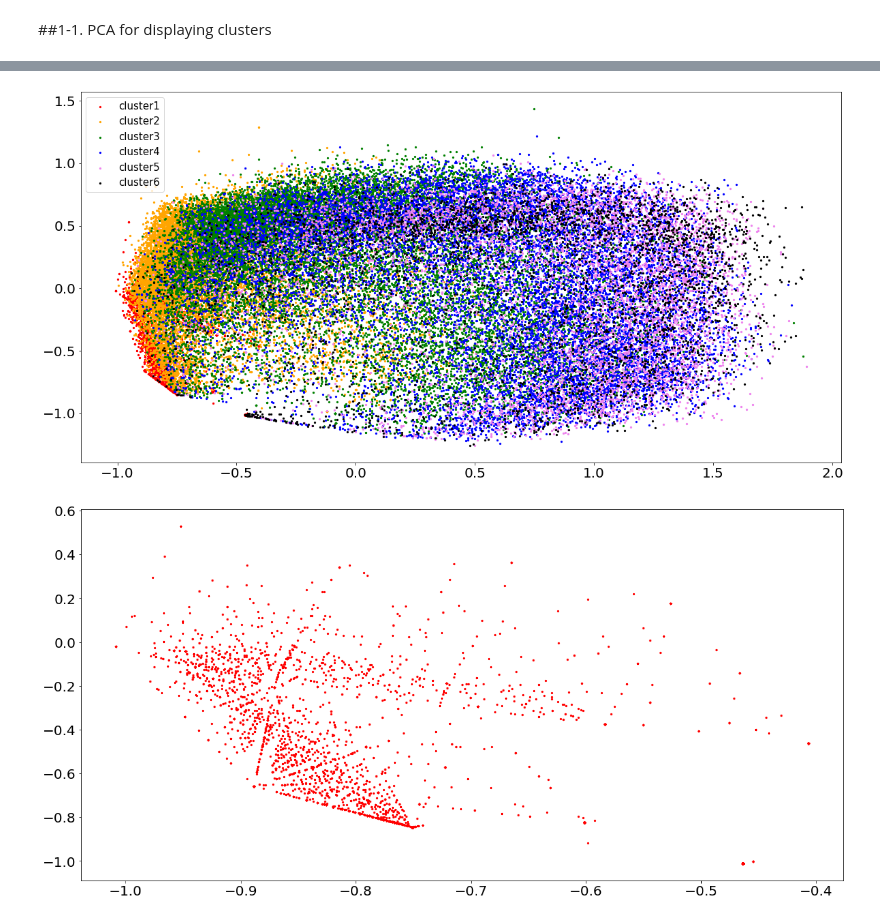
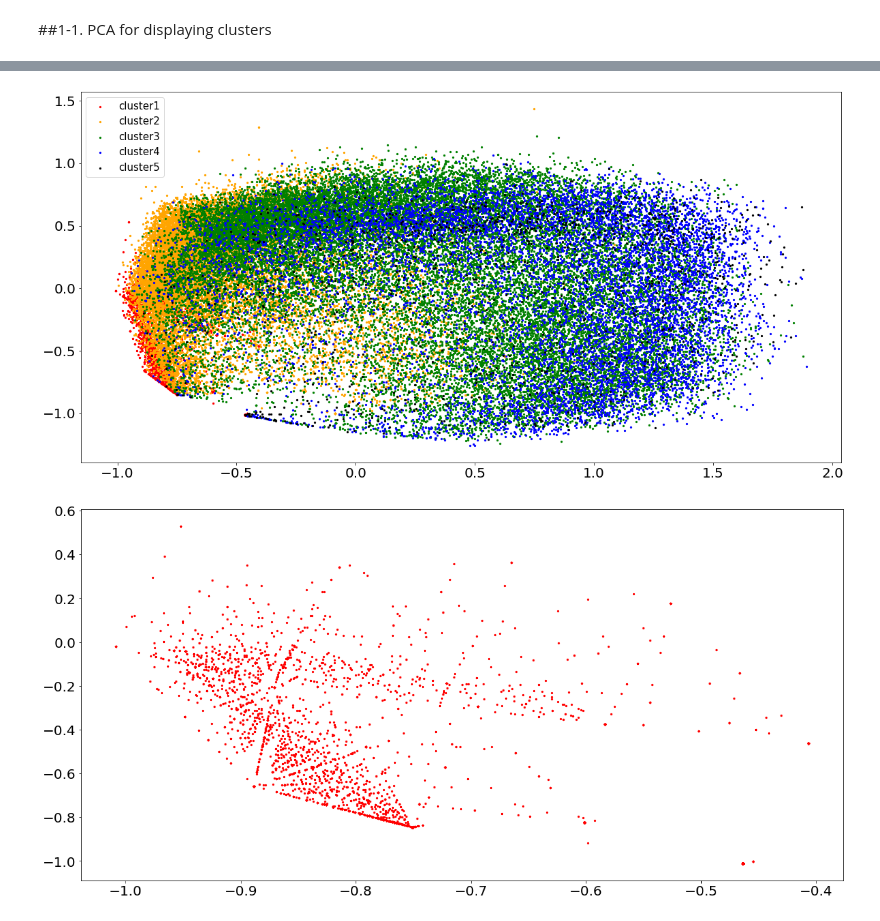
Before and after one commit to Capstone-Algo-Recommendation/ML-recommendation, a Jupyter notebook: data/preprocessing.ipynb, the cells around one changed output, grey strips where cells are left out. Drawn from its saved outputs; the diff is of its cells as text; code cells hidden in the pictures.

```diff
--- a/data/preprocessing.ipynb
+++ b/data/preprocessing.ipynb
@@ -108,16 +101,15 @@ pca_arr = pca.transform(userLevel_arr)
 # %%
 plt.rcParams["figure.figsize"] = (20, 10)
 plt.scatter(pca_arr[cluster1,0],pca_arr[cluster1,1], label="cluster1",s=5, c='red')
 plt.scatter(pca_arr[cluster2,0],pca_arr[cluster2,1], label="cluster2",s=5, c='orange')
 plt.scatter(pca_arr[cluster3,0],pca_arr[cluster3,1], label="cluster3", s=5, c='green')
 plt.scatter(pca_arr[cluster4,0],pca_arr[cluster4,1], label="cluster4",s=5, c='blue')
-plt.scatter(pca_arr[cluster5,0],pca_arr[cluster5,1], label="cluster5", s=5, c='violet')
-plt.scatter(pca_arr[cluster6,0],pca_arr[cluster6,1], label="cluster6",s=5, c='black')
+plt.scatter(pca_arr[cluster5,0],pca_arr[cluster5,1], label="cluster5", s=5, c='black')
 plt.legend(loc="upper left", fontsize=15)
 plt.show()
 #plt.savefig("image.png")
 # %% [output]
-[figure, old version]
+[figure, new version]
 # %%
 plt.scatter(pca_arr[cluster1,0],pca_arr[cluster1,1], label="cluster1",s=5, c='red')
 plt.show()
```
Also changed, not shown: parts of 8 cells of this notebook, 1 other file.
